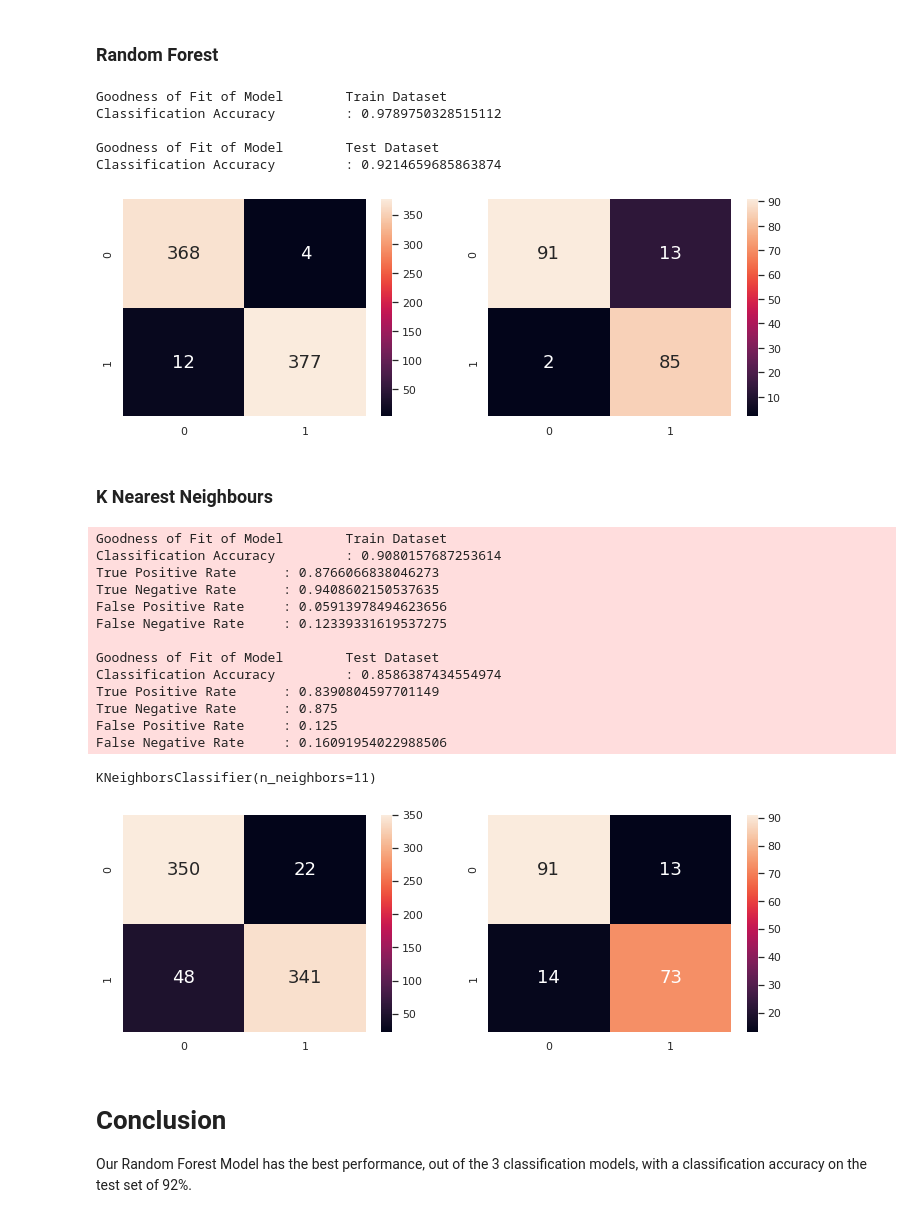
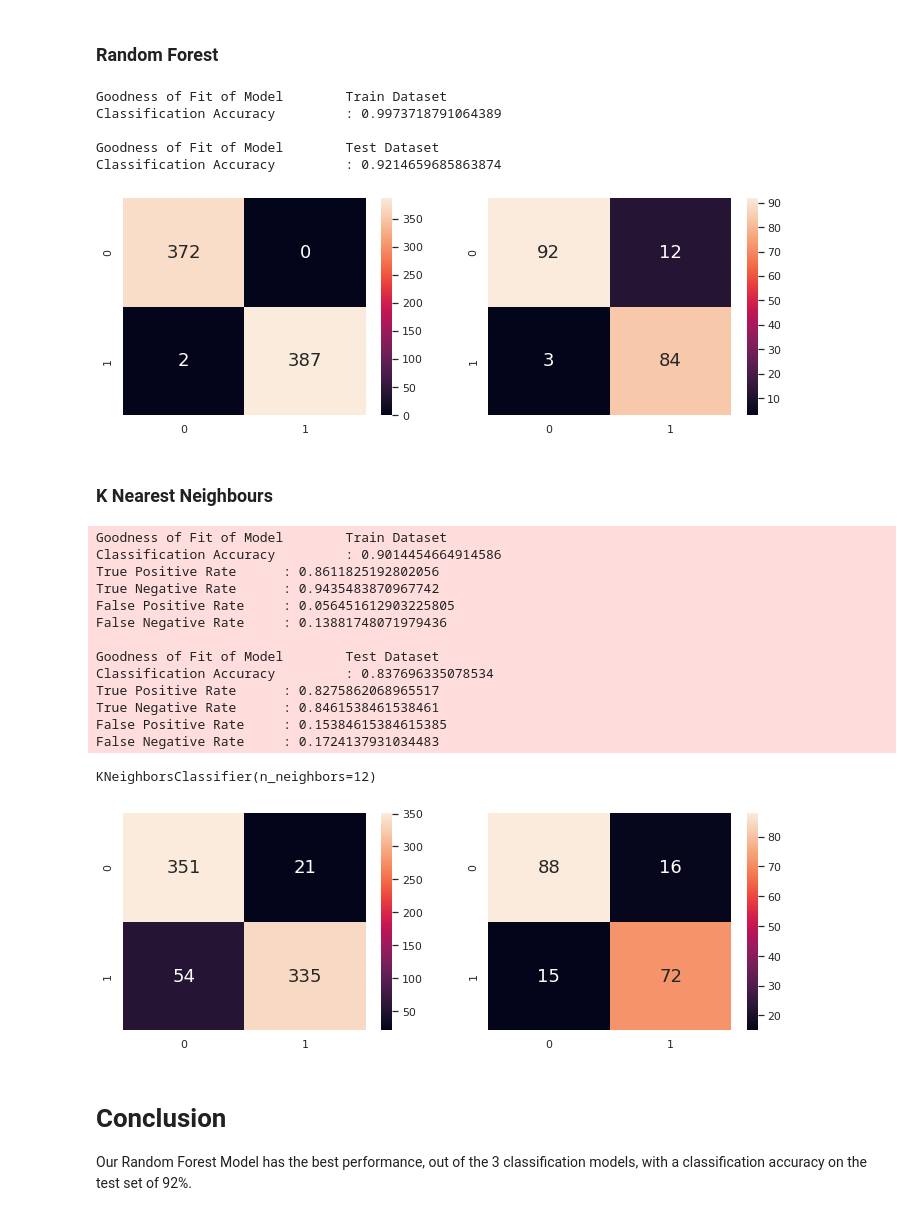
Before and after one commit to gracerxw/EthWalletClassifier, a Jupyter notebook: TuningModels.ipynb, the cells around one changed output. Saved outputs shown, nothing was run; the diff lists cells and outputs as text; code cells hidden in the pictures.

```diff
--- a/TuningModels.ipynb
+++ b/TuningModels.ipynb
@@ -17,6 +17,9 @@ from sklearn.tree import plot_tree
 from sklearn.model_selection import GridSearchCV
 from sklearn.ensemble import RandomForestClassifier
 from sklearn.neighbors import KNeighborsClassifier
+# %%
+rawData = pd.read_csv('cleanData.csv')
+df_final = pd.DataFrame(rawData)
 # %% [markdown]
 ## Decision Tree
 # %% [markdown]
@@ -216,6 +222,7 @@ def knn(x_train, x_test, y_train, y_test, n):
 # %% [markdown]
 ## Split Data for KNN
 # %%
+knnvariables = ["ERC 20 Txn In", "ERC 20 Txn Out", "ERC 20 Txn", "Txn Count"]
 xtrain_knn, xtest_knn, ytrain_knn, ytest_knn = splitData(pd.DataFrame(df_final[knnvariables]),pd.DataFrame(df_final["Exchange"]))
 # %% [markdown]
 ### GridSearch for Optimal k
@@ -231,7 +238,7 @@ KNN_Variables = ["ERC 20 Txn In", "ERC 20 Txn Out", "ERC 20 Txn", "Txn Count"]
 #test all params
 KNNGrid = GridSearchCV(newKNN, param_grid = params, scoring="accuracy", cv = 10)
 
-KNNGrid.fit(pd.DataFrame(df_final[KNN_Variables]), exchange)
+KNNGrid.fit(xtrain_knn, ytrain_knn.values.ravel())
 
 KNNGrid.best_params_
 # %% [output]
@@ -263,34 +270,34 @@ DecisionTreeClassifier(max_depth=22)
 # %% [markdown]
 ### Random Forest
 # %%
-rf(xtrain, xtest, ytrain, ytest, 300, 7)
+rf(xtrain, xtest, ytrain, ytest, 200, 10)
 # %% [output]
 Goodness of Fit of Model        Train Dataset
-Classification Accuracy         : 0.9789750328515112
+Classification Accuracy         : 0.9973718791064389
 
 Goodness of Fit of Model        Test Dataset
 Classification Accuracy         : 0.9214659685863874
-[figure, old version]
+[figure, new version]
 # %% [markdown]
 ### K Nearest Neighbours
 # %%
-knn(xtrain_knn, xtest_knn, ytrain_knn, ytest_knn, 11)
+knn(xtrain_knn, xtest_knn, ytrain_knn, ytest_knn, 12)
 # %% [output]
 Goodness of Fit of Model        Train Dataset
-Classification Accuracy         : 0.9080157687253614
-True Positive Rate      : 0.8766066838046273
-True Negative Rate      : 0.9408602150537635
-False Positive Rate     : 0.05913978494623656
-False Negative Rate     : 0.12339331619537275
+Classification Accuracy         : 0.9014454664914586
+True Positive Rate      : 0.8611825192802056
+True Negative Rate      : 0.9435483870967742
+False Positive Rate     : 0.056451612903225805
+False Negative Rate     : 0.13881748071979436
 
 Goodness of Fit of Model        Test Dataset
-Classification Accuracy         : 0.8586387434554974
-True Positive Rate      : 0.8390804597701149
-True Negative Rate      : 0.875
-False Positive Rate     : 0.125
-False Negative Rate     : 0.16091954022988506
+Classification Accuracy         : 0.837696335078534
+True Positive Rate      : 0.8275862068965517
+True Negative Rate      : 0.8461538461538461
+False Positive Rate     : 0.15384615384615385
+False Negative Rate     : 0.1724137931034483
-KNeighborsClassifier(n_neighbors=11)
+KNeighborsClassifier(n_neighbors=12)
-[figure, old version]
+[figure, new version]
 # %% [markdown]
 # Conclusion
 Our Random Forest Model has the best performance, out of the 3 classification models, with a classification accuracy on the test set of 92%.
```
Also changed, not shown: parts of 3 cells of this notebook, 1 other file.
